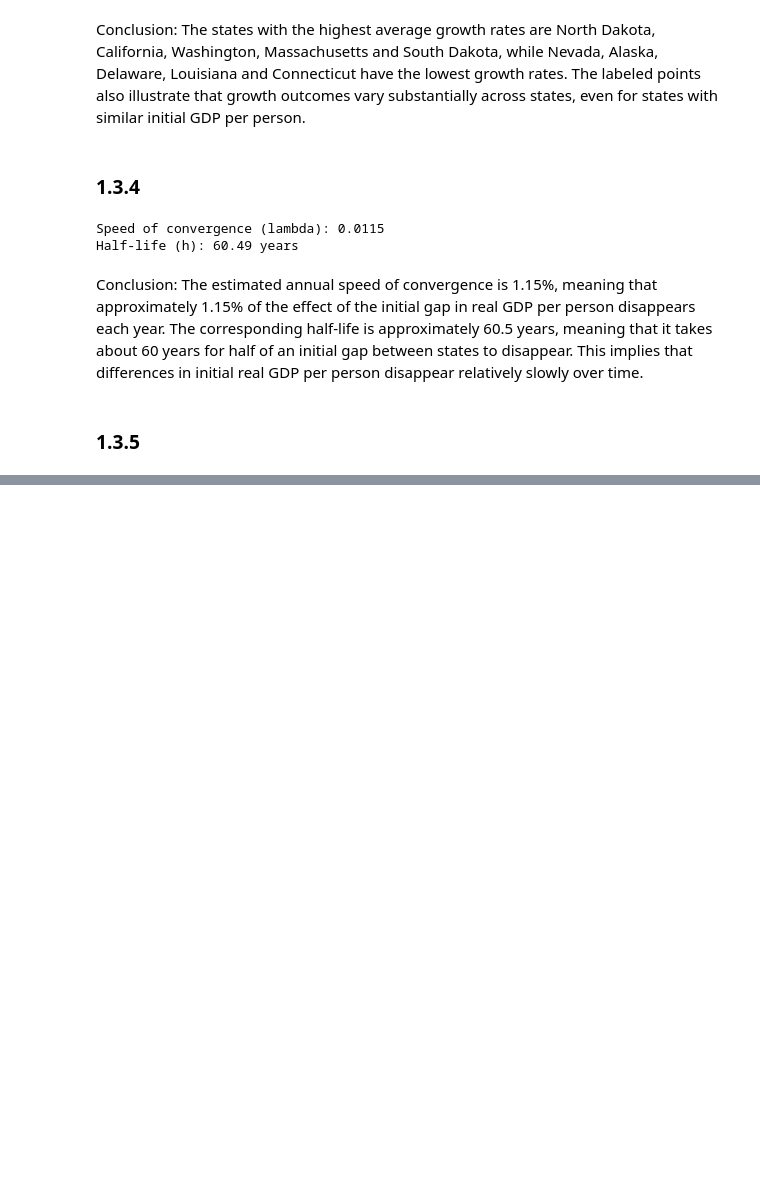
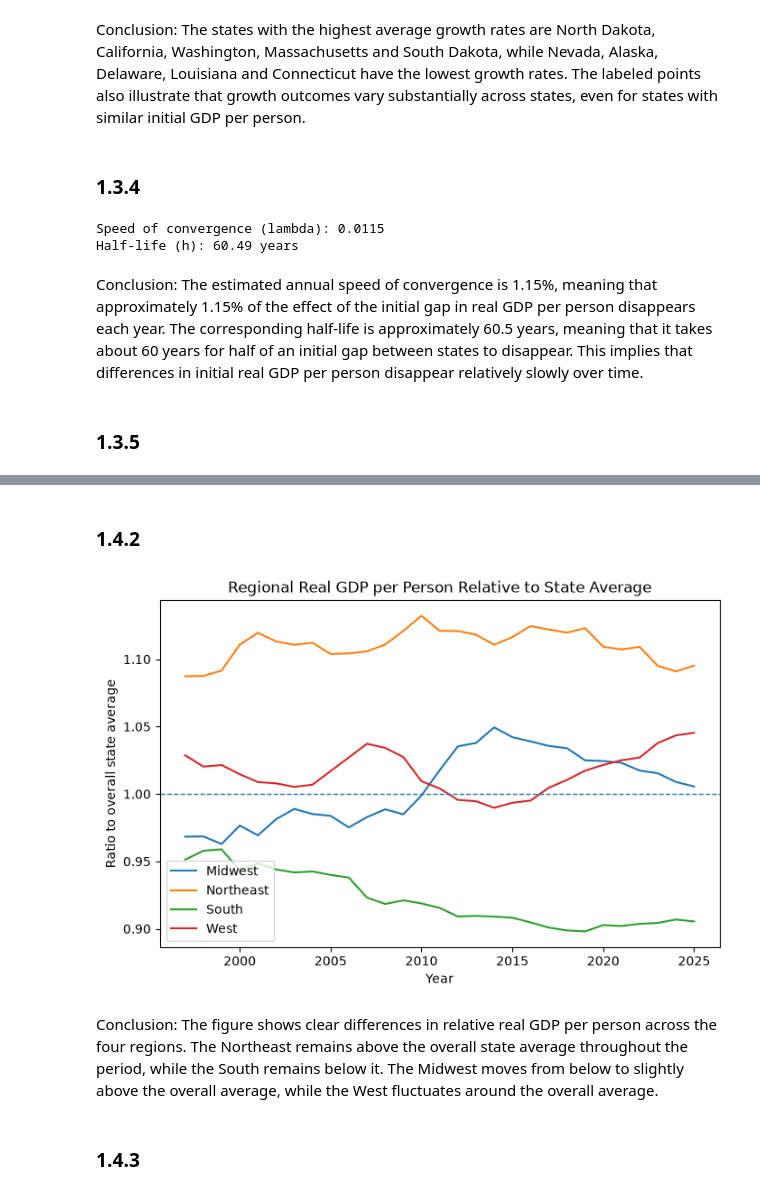
Before and after one commit to NumEconCopenhagen/projects-2025-philippa-ronya, a Jupyter notebook: 03_examproject/problem1.ipynb, the cells around one changed output, grey strips where cells are left out. Drawn from its saved outputs; the diff is of its cells as text; code cells hidden in the pictures; blank space fills up the shorter version.

```diff
--- a/03_examproject/problem1.ipynb
+++ b/03_examproject/problem1.ipynb
@@ -441,0 +471,10 @@ Conclusion: The estimated annual speed of convergence is 1.15%, meaning that app
+# %%
+# Create a region label for each state
+
+state_regions = pd.Series(REGION).reindex(y.columns)
+# %%
+# Compute average GDP per person within each region
+
+region_average = y.T.groupby(state_regions).mean().T
+
+region_average.head()
@@ -441,0 +489,6 @@ Conclusion: The estimated annual speed of convergence is 1.15%, meaning that app
+# %%
+# Compute average GDP per person across all states
+
+overall_average = y.mean(axis=1)
+
+display(overall_average.head().to_frame(name='Overall average'))
@@ -441,0 +503,6 @@ Conclusion: The estimated annual speed of convergence is 1.15%, meaning that app
+# %%
+# Compute regional GDP per person relative to the overall state average
+
+region_relative = region_average.div(overall_average, axis=0)
+
+region_relative.head()
@@ -441,0 +519,24 @@ Conclusion: The estimated annual speed of convergence is 1.15%, meaning that app
+# %% [markdown]
+### 1.4.2
+# %%
+# 16. Plot regional GDP per person relative to the overall average
+
+plt.figure(figsize=(8, 5))
+
+for region in region_relative.columns:
+    plt.plot(region_relative.index, region_relative[region], label=region)
+
+plt.axhline(1, linestyle='--', linewidth=1)
+
+plt.xlabel('Year')
+plt.ylabel('Ratio to overall state average')
+plt.title('Regional Real GDP per Person Relative to State Average')
+plt.legend()
+
+plt.show()
+# %% [output]
+[figure, added]
+# %% [markdown]
+Conclusion: The figure shows clear differences in relative real GDP per person across the four regions. The Northeast remains above the overall state average throughout the period, while the South remains below it. The Midwest moves from below to slightly above the overall average, while the West fluctuates around the overall average.
+# %% [markdown]
+### 1.4.3
```
Also changed, not shown: parts of 14 cells of this notebook.
